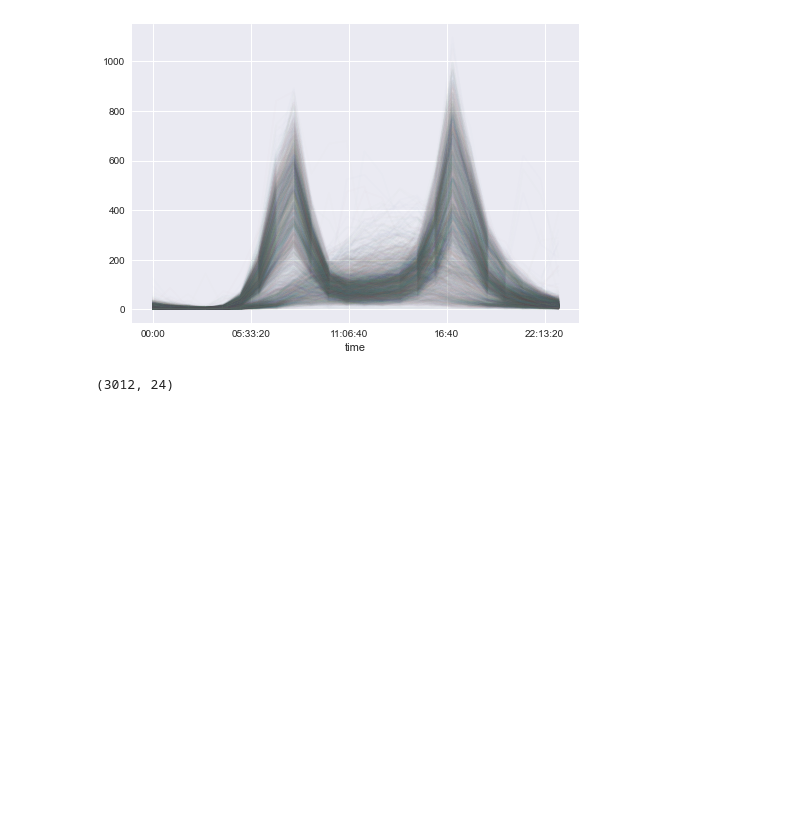
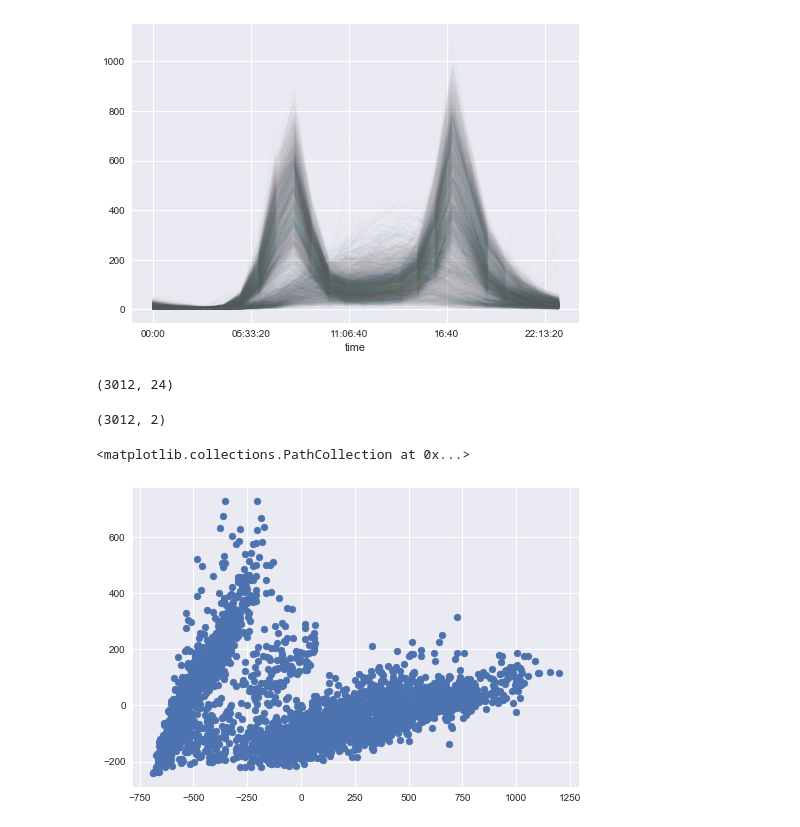
Before and after one commit to varconstantine/reference-data-science-projects, a Jupyter notebook: reproducible-data-analysis/jupyter-workflow.ipynb, the cells around one changed output. Saved outputs shown, nothing was run; the diff lists cells and outputs as text; code cells hidden in the pictures; blank space fills up the shorter version.

```diff
--- a/reproducible-data-analysis/jupyter-workflow.ipynb
+++ b/reproducible-data-analysis/jupyter-workflow.ipynb
@@ -78,4 +79,14 @@ X.shape
 # %%
 #  Perform a PCA
 
-X2 = PCA(2).fit_transform(X)
+X2 = PCA(2, svd_solver='full').fit_transform(X)
+X2.shape
+# %% [output]
+(3012, 2)
+# %%
+#  Plot the two dimensions of the PCA against each other
+
+plt.scatter(X2[:, 0], X2[:, 1])
+# %% [output]
+<matplotlib.collections.PathCollection at 0x...>
+[figure, added]
```
Also changed, not shown: parts of 7 cells of this notebook.
